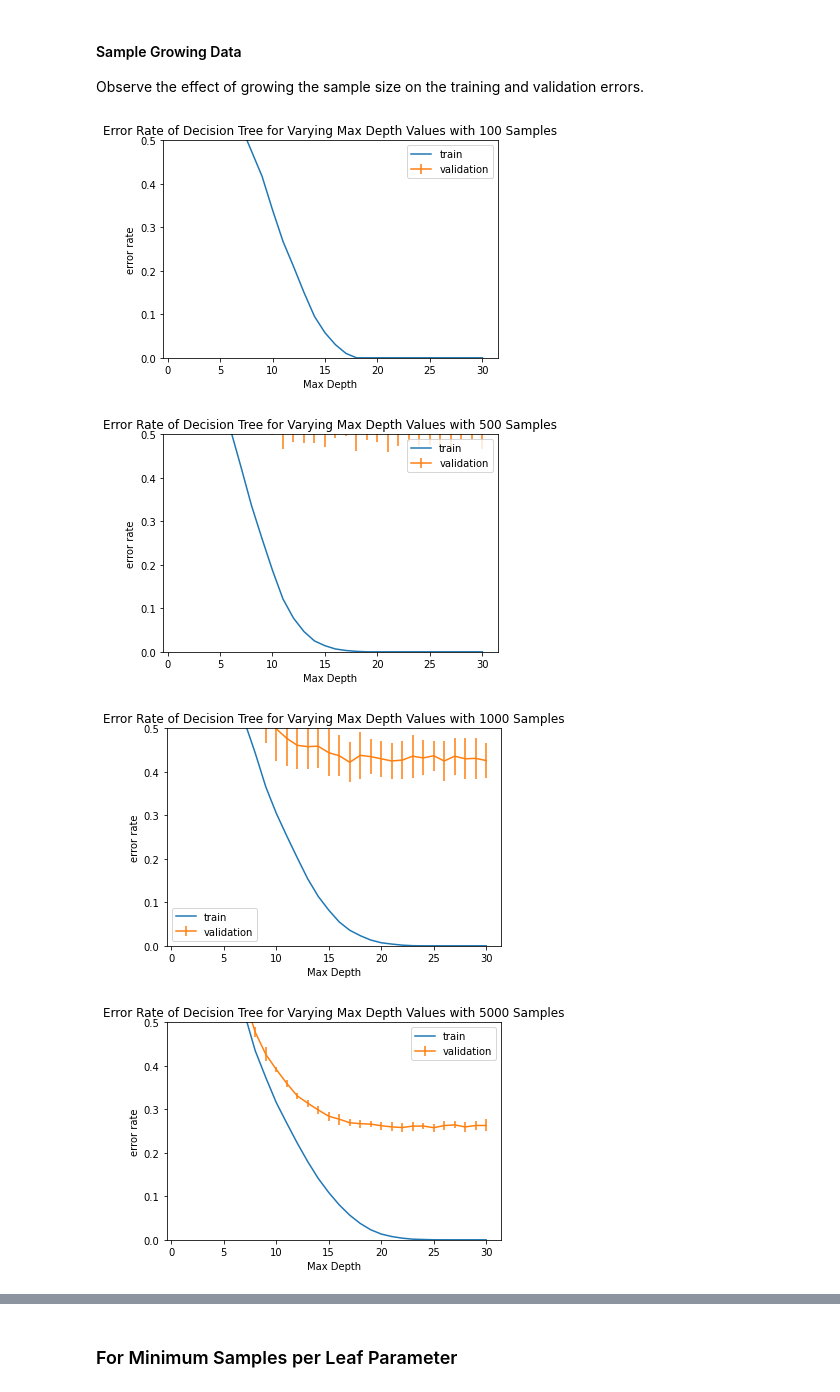
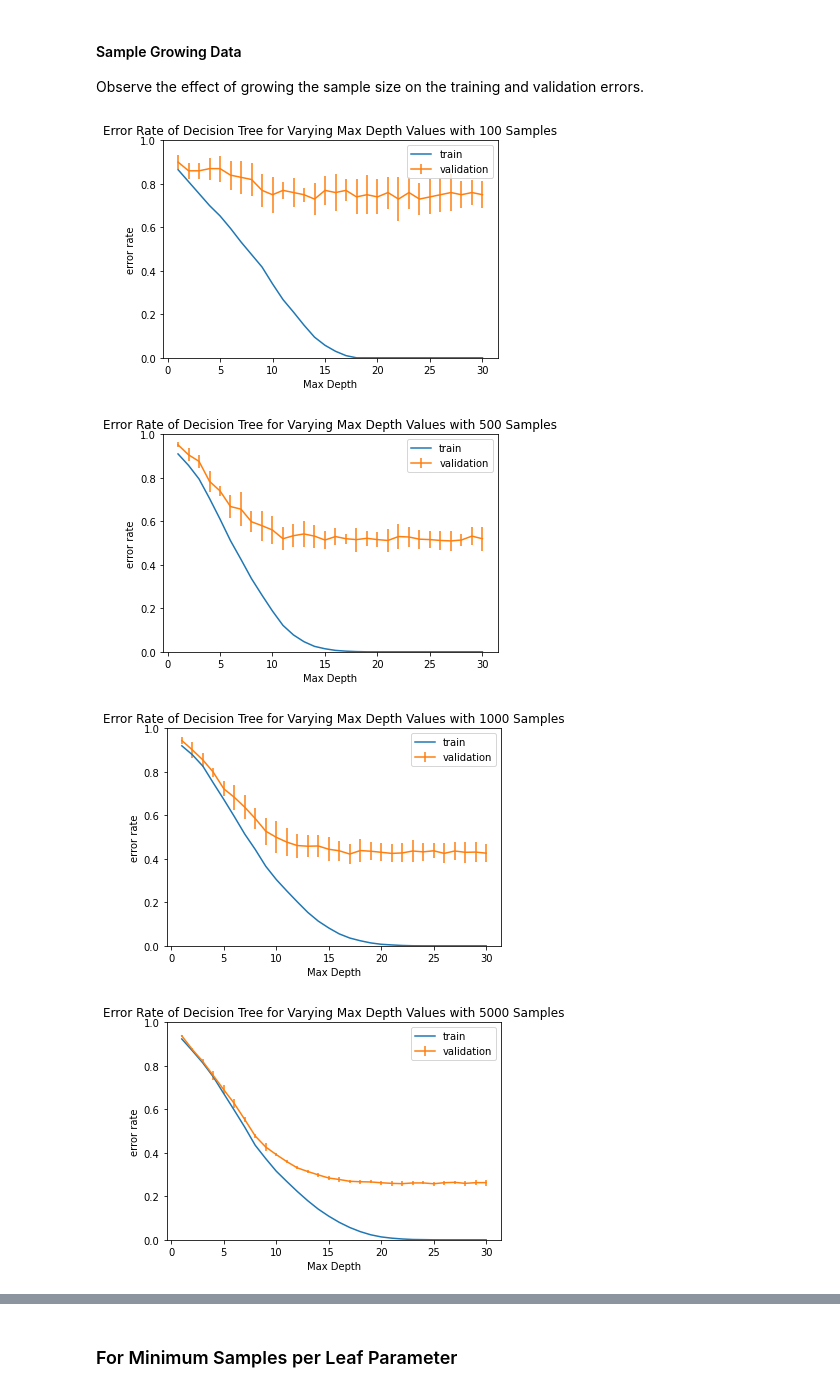
Before and after one commit to chrismartel/COMP551, a Jupyter notebook: projects/p1/letter_recognition.ipynb, the cells around one changed output, grey strips where cells are left out. Drawn from its saved outputs; the diff is of its cells as text; code cells hidden in the pictures.

```diff
--- a/projects/p1/letter_recognition.ipynb
+++ b/projects/p1/letter_recognition.ipynb
@@ -209,6 +209,6 @@ for s in sizes:
     plt.legend()
     plt.xlabel('K (number of neighbours)')
     plt.ylabel('error rate')
-    plt.ylim(0,0.5)
+    plt.ylim(0,1)
     plt.show()
 # %% [output]
@@ -280,26 +282,26 @@ Observe the effect of growing the sample size on the training and validation err
 # %%
 sizes = [100, 500, 1000, 5000]
 
 for s in sizes:
     # select s random samples from train dataset
     x_subset, y_subset = x_train[inds[:s]], y_train[inds[:s]]
 
     # apply cross validation to get validation and train accuracy matrices
     err_val_matrix, err_train_matrix = my_validation.dt_cross_validation(x_subset, y_subset, max_depth_list=max_depth_list, L=L, validation_metric_fn=my_validation.error_rate)
 
     err_val_means = np.mean(err_val_matrix, axis=1)
 
     plt.title('Error Rate of Decision Tree for Varying Max Depth Values with {size} Samples'.format(size = s))
     plt.plot(max_depth_list, np.mean(err_train_matrix, axis=1),  label='train')
     plt.errorbar(max_depth_list, err_val_means, np.std(err_val_matrix, axis=1), label='validation')
     plt.legend()
     plt.xlabel('Max Depth')
     plt.ylabel('error rate')
-    plt.ylim(0,0.5)
+    plt.ylim(0,1)
     plt.show()
 # %% [output]
-[figure, old version]
+[figure, new version]
-[figure, old version]
+[figure, new version]
-[figure, old version]
+[figure, new version]
-[figure, old version]
+[figure, new version]
 # %% [markdown]
```
Also changed, not shown: parts of 12 cells of this notebook.
